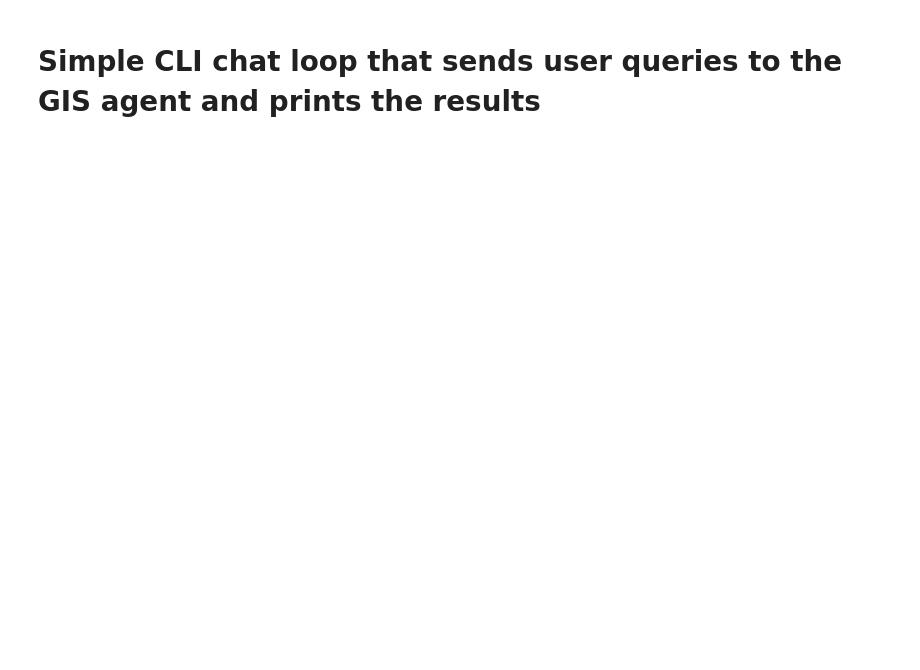
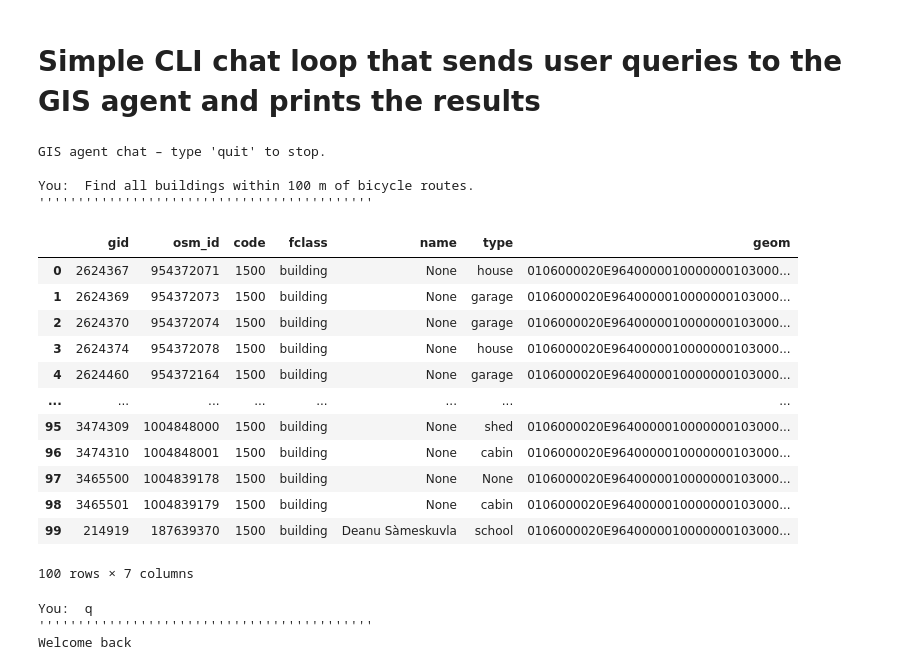
Before and after one commit to MatinM-96/llm-gis-poc, a Jupyter notebook: Nordkart.ipynb, the cells around one changed output. Drawn from its saved outputs; the diff is of its cells as text; code cells hidden in the pictures; blank space fills up the shorter version.

```diff
--- a/Nordkart.ipynb
+++ b/Nordkart.ipynb
@@ -518,34 +575,56 @@ def chat_loop():
 
     while True:
         user_q = input("You: ").strip()
 
         print("'''''''''''''''''''''''''''''''''''''''''''")
 
 
 
         if user_q.lower() in ("quit", "exit", "q"):
             print("Welcome back")
             break
 
 
         # if user_q in ["new", "restart", "rest"]:
         #     previous_input = None
         #     continue
 
         # # If we had missing fields earlier → append the new text
         # if previous_input is not None:
         #     combined = previous_input + " " + user_q
         #     user_q = combined
 
         result = ask_gis_agent(user_q)
 
-        #  Missing fields → return string warning
+       # If result is an error string → print it
         if isinstance(result, str):
-            print(result + "\n")
-            previous_input = user_q  # STORE it for next turn
+            print(result)
             continue
 
-        print(result)
+        # Otherwise print DataFrame
+
+        display(result)
 
         # previous_input = None  # reset when success
 chat_loop()
+# %% [output]
+GIS agent chat – type 'quit' to stop.
+
+You:  Find all buildings within 100 m of bicycle routes.
+'''''''''''''''''''''''''''''''''''''''''''
+|  | gid | osm_id | code | fclass | name | type | geom |
+| 0 | 2624367 | 954372071 | 1500 | building | None | house | 0106000020E9640000010000000103000... |
+| 1 | 2624369 | 954372073 | 1500 | building | None | garage | 0106000020E9640000010000000103000... |
+| 2 | 2624370 | 954372074 | 1500 | building | None | garage | 0106000020E9640000010000000103000... |
+| 3 | 2624374 | 954372078 | 1500 | building | None | house | 0106000020E9640000010000000103000... |
+| 4 | 2624460 | 954372164 | 1500 | building | None | garage | 0106000020E9640000010000000103000... |
+| ... | ... | ... | ... | ... | ... | ... | ... |
+| 95 | 3474309 | 1004848000 | 1500 | building | None | shed | 0106000020E9640000010000000103000... |
+| 96 | 3474310 | 1004848001 | 1500 | building | None | cabin | 0106000020E9640000010000000103000... |
+| 97 | 3465500 | 1004839178 | 1500 | building | None | None | 0106000020E9640000010000000103000... |
+| 98 | 3465501 | 1004839179 | 1500 | building | None | cabin | 0106000020E9640000010000000103000... |
+| 99 | 214919 | 187639370 | 1500 | building | Deanu Sàmeskuvla | school | 0106000020E9640000010000000103000... |
+100 rows × 7 columns
+You:  q
+'''''''''''''''''''''''''''''''''''''''''''
+Welcome back
```
Also changed, not shown: parts of 20 cells of this notebook.
